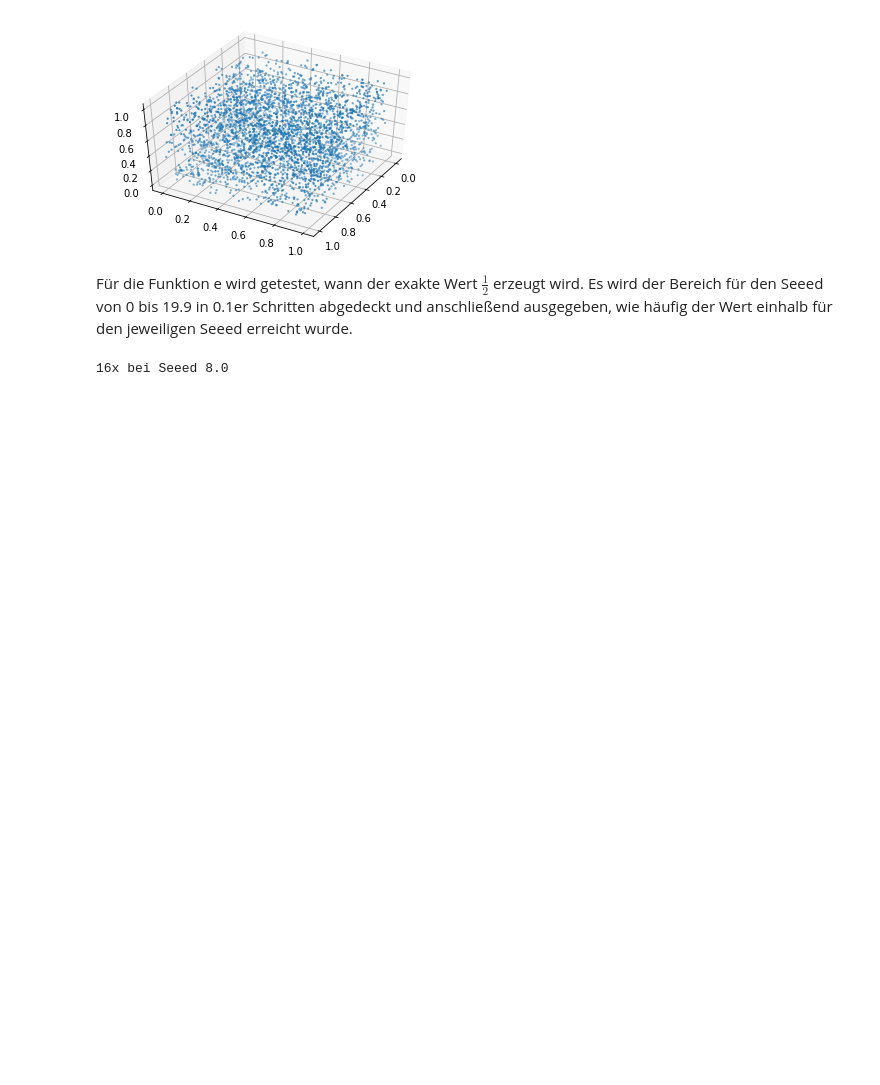
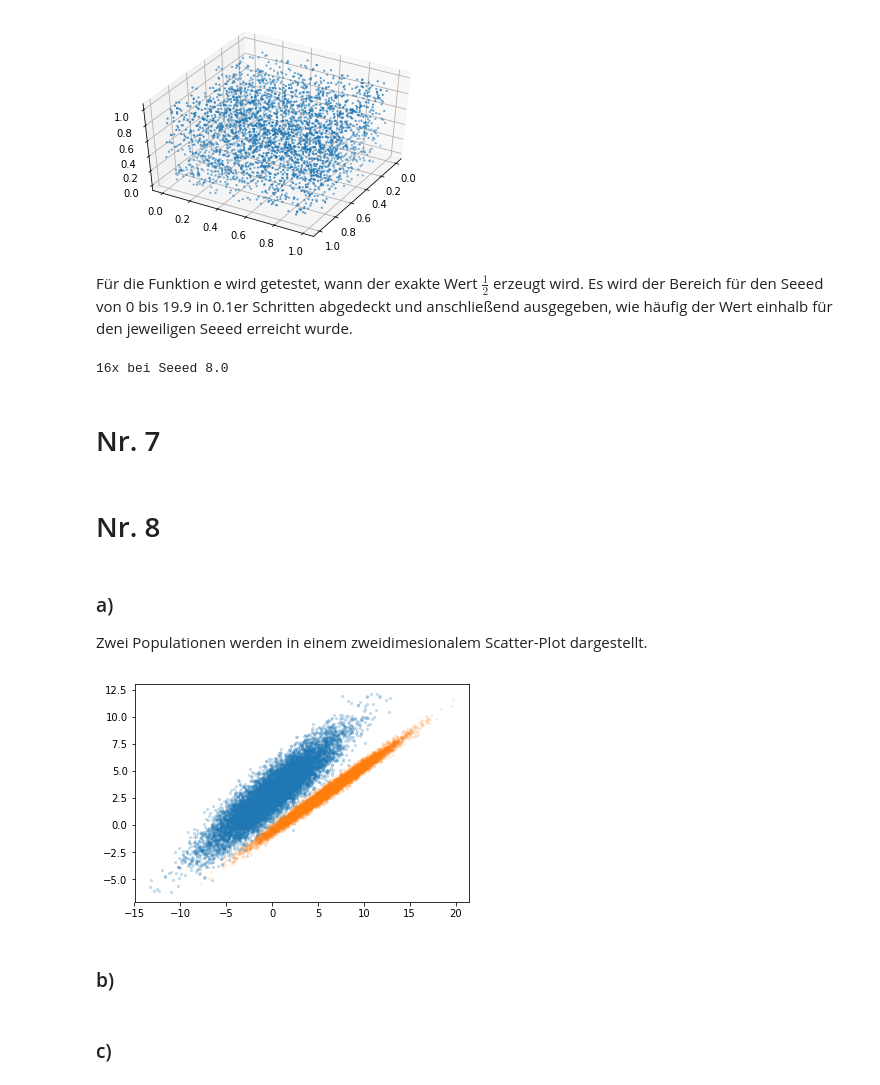
Before and after one commit to jpwgnr/SMD_Abgaben, a Jupyter notebook: Blatt3_Schubert_Herdieckerhoff_Overhoff/Blatt3.ipynb, the cells around one changed output. Cells and saved outputs as stored; diff of their text form; code cells hidden in the pictures; blank space fills up the shorter version.

```diff
--- a/Blatt3_Schubert_Herdieckerhoff_Overhoff/Blatt3.ipynb
+++ b/Blatt3_Schubert_Herdieckerhoff_Overhoff/Blatt3.ipynb
@@ -229,3 +229,36 @@ for p in range(200):
         print(j, "x bei Seeed ", p*0.1, sep="")
 # %% [output]
 16x bei Seeed 8.0
+# %% [markdown]
+# Nr. 7
+# %% [markdown]
+# Nr. 8
+# %% [markdown]
+### a)
+Zwei Populationen werden in einem zweidimesionalem Scatter-Plot dargestellt.
+# %%
+np.random.seed(42)
+mean1 = [0, 3]
+sigmax1, sigmay1 = 3.5, 2.6
+covfac = 0.9
+cov1 = [sigmax1**2, sigmax1*sigmay1*covfac],[sigmax1* sigmay1*covfac, sigmay1**2]
+
+
+p1 = np.random.normal(6,3.5, 10000)
+p2 = np.random.normal(-0.5+p1*0.6, 1/3.5, 10000)
+p = np.c_[p1,p2]
+
+
+plt.figure(10)
+p0 = np.random.multivariate_normal(mean1, cov1, 10000)
+plt.scatter(p0[:,0], p0[:,1], s=5, alpha= 0.2)
+plt.scatter(p1, p2, s=5, alpha=0.1)
+
+
+None
+# %% [output]
+[figure, added]
+# %% [markdown]
+### b)
+# %% [markdown]
+### c)
```
Also changed, not shown: parts of 4 cells of this notebook.
